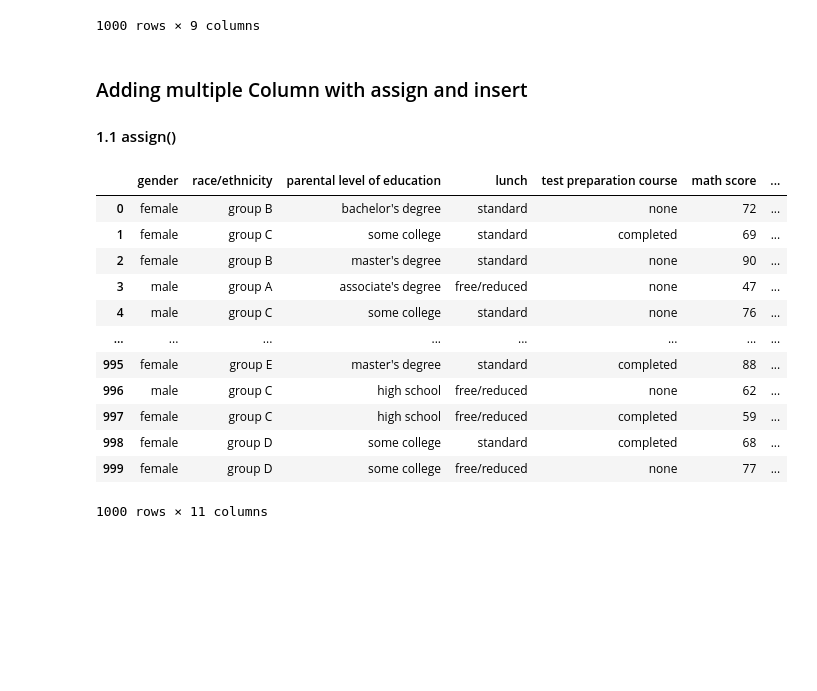
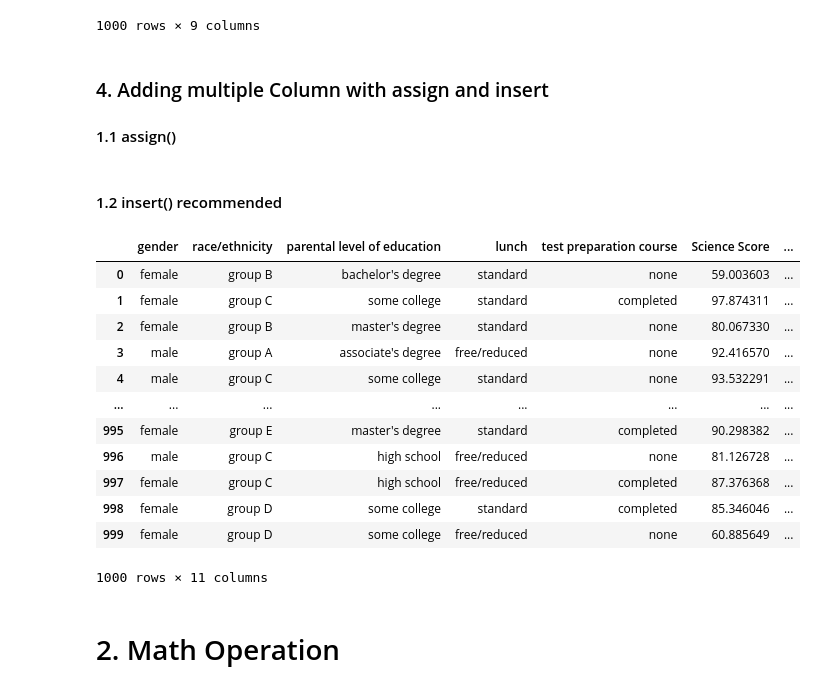
Before and after one commit to cgcb-01/Python-and-data-science-notes, a Jupyter notebook: pandasNotes.ipynb, the cells around one changed output. Saved outputs shown, nothing was run; the diff lists cells and outputs as text; code cells hidden in the pictures; blank space fills up the shorter version.

```diff
--- a/pandasNotes.ipynb
+++ b/pandasNotes.ipynb
@@ -365,7 +365,7 @@ df
 | 999 | female | group D | some college | free/reduced | none | 77 | ... |
 1000 rows × 9 columns
 # %% [markdown]
-### Adding multiple Column with assign and insert
+### 4. Adding multiple Column with assign and insert
 
 #### 1.1 assign()
 # %%
@@ -377,19 +377,30 @@ series1=pd.Series(score1,name='Science Score')
 series2=pd.Series(score2,name='History Score')
 
 # Using assign() to add multiple columns
-df=df.assign(Science=series1,History=series2)
-df
+# df=df.assign(Science=series1,History=series2)
+
+# pitfalls: cant insert the series at a particular Index
+# also the name cant contain spaces
-# %% [output]
-|  | gender | race/ethnicity | parental level of education | lunch | test preparation course | math score | ... |
-| 0 | female | group B | bachelor's degree | standard | none | 72 | ... |
-| 1 | female | group C | some college | standard | completed | 69 | ... |
-| 2 | female | group B | master's degree | standard | none | 90 | ... |
-| 3 | male | group A | associate's degree | free/reduced | none | 47 | ... |
-| 4 | male | group C | some college | standard | none | 76 | ... |
-| ... | ... | ... | ... | ... | ... | ... | ... |
-| 995 | female | group E | master's degree | standard | completed | 88 | ... |
-| 996 | male | group C | high school | free/reduced | none | 62 | ... |
-| 997 | female | group C | high school | free/reduced | completed | 59 | ... |
-| 998 | female | group D | some college | standard | completed | 68 | ... |
-| 999 | female | group D | some college | free/reduced | none | 77 | ... |
-1000 rows × 11 columns
+# %% [markdown]
+#### 1.2 insert() recommended
+# %%
+# insert() method to add multiple columns
+df.insert(5,'Science Score',series1)
+df.insert(8,'History Score',series2)
+df
+# %% [output]
+|  | gender | race/ethnicity | parental level of education | lunch | test preparation course | Science Score | ... |
+| 0 | female | group B | bachelor's degree | standard | none | 59.003603 | ... |
+| 1 | female | group C | some college | standard | completed | 97.874311 | ... |
+| 2 | female | group B | master's degree | standard | none | 80.067330 | ... |
+| 3 | male | group A | associate's degree | free/reduced | none | 92.416570 | ... |
+| 4 | male | group C | some college | standard | none | 93.532291 | ... |
+| ... | ... | ... | ... | ... | ... | ... | ... |
+| 995 | female | group E | master's degree | standard | completed | 90.298382 | ... |
+| 996 | male | group C | high school | free/reduced | none | 81.126728 | ... |
+| 997 | female | group C | high school | free/reduced | completed | 87.376368 | ... |
+| 998 | female | group D | some college | standard | completed | 85.346046 | ... |
+| 999 | female | group D | some college | free/reduced | none | 60.885649 | ... |
+1000 rows × 11 columns
+# %% [markdown]
+# 2. Math Operation
```
Also changed, not shown: parts of 2 cells of this notebook.
